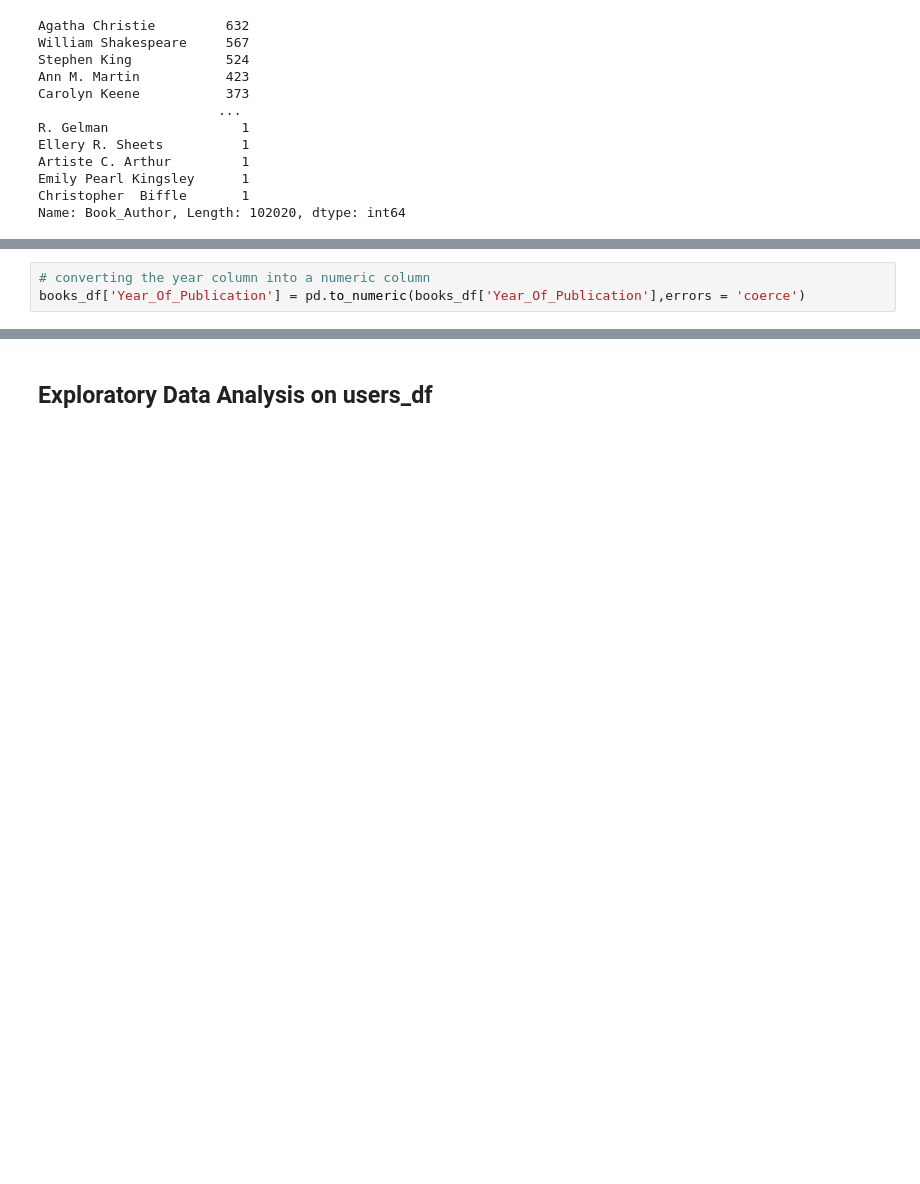
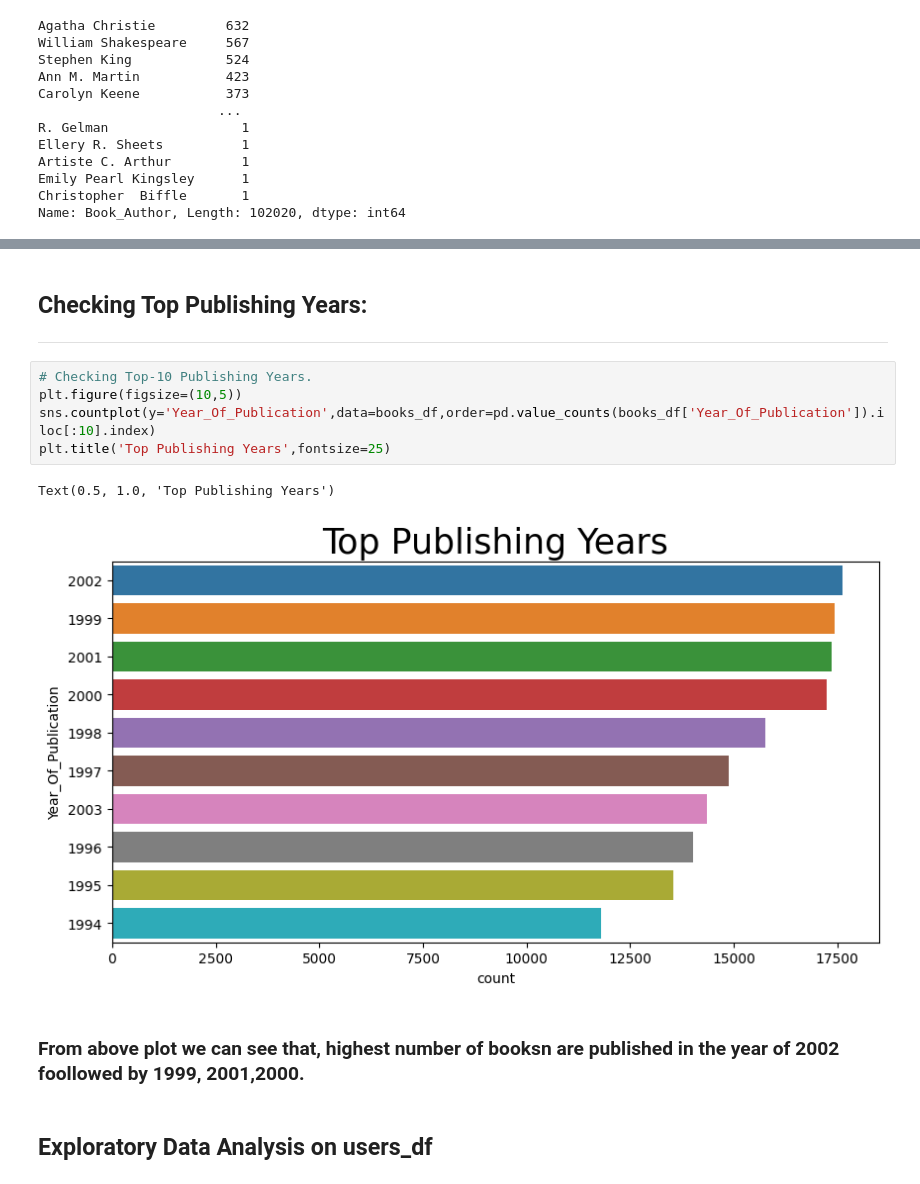
Before and after one commit to diptiranjan1998/Book-Recommendation-system, a Jupyter notebook: Book_Recommendation_System.ipynb, the cells around one changed output, grey strips where cells are left out. Drawn from its saved outputs; the diff is of its cells as text; blank space fills up the shorter version.

```diff
--- a/Book_Recommendation_System.ipynb
+++ b/Book_Recommendation_System.ipynb
@@ -286,3 +325,0 @@ sns.boxplot(books_df['Year_Of_Publication'])
-# %%
-# converting the year column into a numeric column
-books_df['Year_Of_Publication'] = pd.to_numeric(books_df['Year_Of_Publication'],errors = 'coerce')
@@ -326,3 +354,17 @@ Text(0.5, 1.0, 'Top Publishers')
+# %% [markdown]
+## Checking Top Publishing Years:
+
+---
+# %%
+# Checking Top-10 Publishing Years.
+plt.figure(figsize=(10,5))
+sns.countplot(y='Year_Of_Publication',data=books_df,order=pd.value_counts(books_df['Year_Of_Publication']).iloc[:10].index)
+plt.title('Top Publishing Years',fontsize=25)
+# %% [output]
+Text(0.5, 1.0, 'Top Publishing Years')
+[figure, added]
+# %% [markdown]
+### From above plot we can see that, highest number of booksn are published in the year of 2002 foollowed by 1999, 2001,2000.
 # %% [markdown]
 ## **Exploratory Data Analysis on users_df**
 # %%
```
Also changed, not shown: parts of 39 cells of this notebook.
